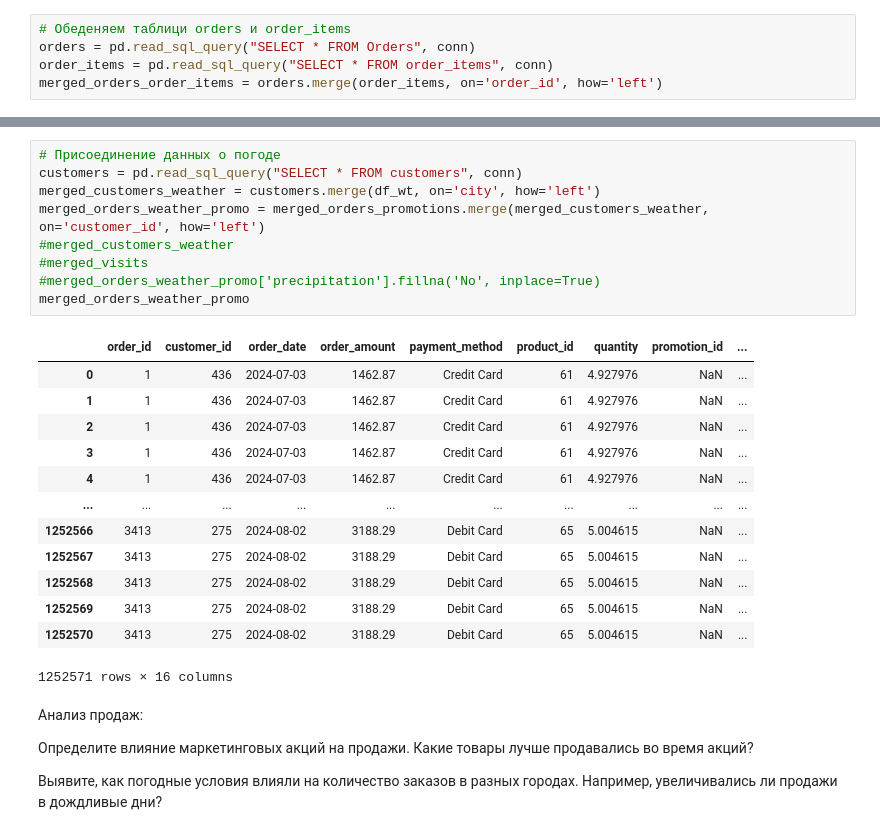
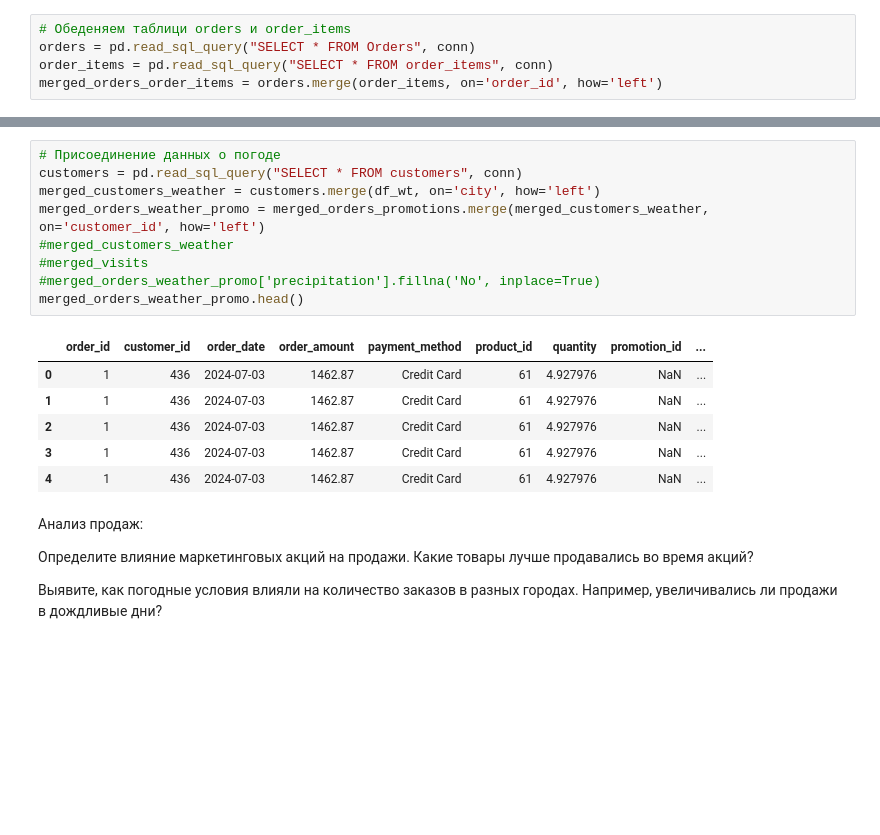
Before and after one commit to sapozhnikovk/da_final, a Jupyter notebook: DA_final_work.ipynb, the cells around one changed output, grey strips where cells are left out. Drawn from its saved outputs; the diff is of its cells as text; blank space fills up the shorter version.

```diff
--- a/DA_final_work.ipynb
+++ b/DA_final_work.ipynb
@@ -247,26 +245,19 @@ merged_orders_promotions
 # %%
 # Присоединение данных о погоде
 customers = pd.read_sql_query("SELECT * FROM customers", conn)
 merged_customers_weather = customers.merge(df_wt, on='city', how='left')
 merged_orders_weather_promo = merged_orders_promotions.merge(merged_customers_weather, on='customer_id', how='left')
 #merged_customers_weather
 #merged_visits
 #merged_orders_weather_promo['precipitation'].fillna('No', inplace=True)
-merged_orders_weather_promo
+merged_orders_weather_promo.head()
 # %% [output]
 |  | order_id | customer_id | order_date | order_amount | payment_method | product_id | quantity | promotion_id | ... |
 | 0 | 1 | 436 | 2024-07-03 | 1462.87 | Credit Card | 61 | 4.927976 | NaN | ... |
 | 1 | 1 | 436 | 2024-07-03 | 1462.87 | Credit Card | 61 | 4.927976 | NaN | ... |
 | 2 | 1 | 436 | 2024-07-03 | 1462.87 | Credit Card | 61 | 4.927976 | NaN | ... |
 | 3 | 1 | 436 | 2024-07-03 | 1462.87 | Credit Card | 61 | 4.927976 | NaN | ... |
 | 4 | 1 | 436 | 2024-07-03 | 1462.87 | Credit Card | 61 | 4.927976 | NaN | ... |
-| ... | ... | ... | ... | ... | ... | ... | ... | ... | ... |
-| 1252566 | 3413 | 275 | 2024-08-02 | 3188.29 | Debit Card | 65 | 5.004615 | NaN | ... |
-| 1252567 | 3413 | 275 | 2024-08-02 | 3188.29 | Debit Card | 65 | 5.004615 | NaN | ... |
-| 1252568 | 3413 | 275 | 2024-08-02 | 3188.29 | Debit Card | 65 | 5.004615 | NaN | ... |
-| 1252569 | 3413 | 275 | 2024-08-02 | 3188.29 | Debit Card | 65 | 5.004615 | NaN | ... |
-| 1252570 | 3413 | 275 | 2024-08-02 | 3188.29 | Debit Card | 65 | 5.004615 | NaN | ... |
-1252571 rows × 16 columns
 # %% [markdown]
 Анализ продаж:
 
```
Also changed, not shown: parts of 7 cells of this notebook.
